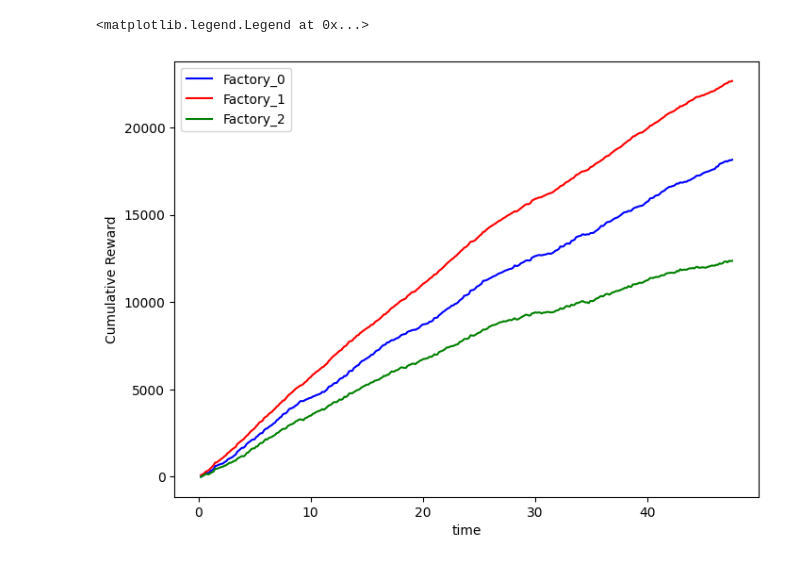
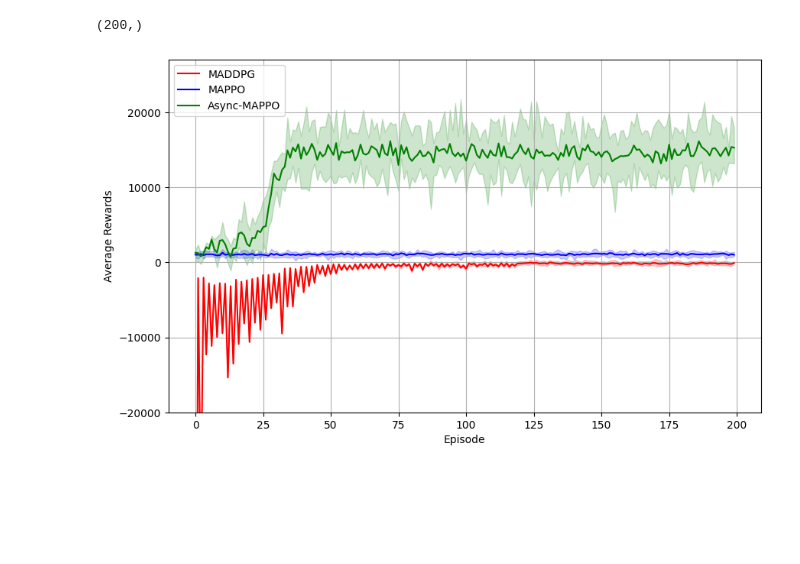
Before and after one commit to Observe-l/RL-Scheduling, a Jupyter notebook: plot.ipynb, the cells around one changed output. Saved outputs shown, nothing was run; the diff lists cells and outputs as text; code cells hidden in the pictures; blank space fills up the shorter version.

```diff
--- a/plot.ipynb
+++ b/plot.ipynb
@@ -131,15 +7,0 @@ plt.legend()
-# %%
-# plot the factory reward
-# Create the plot with different colors for each series
-plt.figure(figsize=(8, 6))  # Optional: specify the figure size
-plt.plot(factory_reward[0][:,0], factory_reward[0][:,2], label='Factory_0', color='blue')
-plt.plot(factory_reward[1][:,0], factory_reward[1][:,2], label='Factory_1', color='red')
-plt.plot(factory_reward[2][:,0], factory_reward[2][:,2], label='Factory_2', color='green')
-
-# Add labels and legend
-plt.xlabel('time')
-plt.ylabel('Cumulative Reward')
-plt.legend()
-# %% [output]
-<matplotlib.legend.Legend at 0x...>
-[figure, removed]
@@ -145,0 +152,44 @@ plt.legend()
+# %%
+'''Load All data'''
+x_mappo, rew_mappo = episode_rewards_main(mappo_path)
+x_maddpg, rew_maddpg = episode_rewards(maddpg_path)
+x_async_mappo_30, rew_async_mappo_30 = episode_rewards(async_mappo_30)
+x_async_mappo_35, rew_async_mappo_35 = episode_rewards(async_mappo_35)
+x_async_mappo_40, rew_async_mappo_40 = episode_rewards(async_mappo_40)
+x_async_mappo_45, rew_async_mappo_45 = episode_rewards(async_mappo_45)
+x_async_mappo_50, rew_async_mappo_50 = episode_rewards(async_mappo_50)
+x_async_mappo_55, rew_async_mappo_55 = episode_rewards(async_mappo_55)
+x_async_mappo_60, rew_async_mappo_60 = episode_rewards(async_mappo_60)
+x_async_mappo_65, rew_async_mappo_65 = episode_rewards(async_mappo_65)
+x_async_mappo_70, rew_async_mappo_70 = episode_rewards(async_mappo_70)
+x_async_mappo_75, rew_async_mappo_75 = episode_rewards(async_mappo_75)
+x_async_mappo_80, rew_async_mappo_80 = episode_rewards(async_mappo_80)
+x_async_mappo_85, rew_async_mappo_85 = episode_rewards(async_mappo_85)
+x_async_mappo_90, rew_async_mappo_90 = episode_rewards(async_mappo_90)
+x_async_mappo_95, rew_async_mappo_95 = episode_rewards(async_mappo_95)
+x_async_mappo_100, rew_async_mappo_100 = episode_rewards(async_mappo_100)
+x_async_mappo_105, rew_async_mappo_105 = episode_rewards(async_mappo_105)
+x_async_mappo_110, rew_async_mappo_110 = episode_rewards(async_mappo_110)
+x_async_mappo_115, rew_async_mappo_115 = episode_rewards(async_mappo_115)
+x_async_mappo_120, rew_async_mappo_120 = episode_rewards(async_mappo_120)
+# %%
+np.min(rew_mappo, axis=0).shape
+# %% [output]
+(200,)
+# %%
+plt.figure(figsize=(10, 6))
+plt.plot(x_maddpg[0], np.mean(rew_maddpg, axis=0), label="MADDPG", color='red')
+plt.fill_between(x_maddpg[0], np.min(rew_maddpg, axis=0), np.max(rew_maddpg, axis=0), alpha=0.2, color='red')
+plt.plot(x_mappo[0], np.mean(rew_mappo, axis=0), label="MAPPO", color='blue')
+plt.fill_between(x_mappo[0], np.min(rew_mappo, axis=0), np.max(rew_mappo, axis=0), alpha=0.2, color='blue')
+plt.plot(x_async_mappo_30[0], np.mean(rew_async_mappo_30, axis=0), label="Async-MAPPO", color='green')
+plt.fill_between(x_async_mappo_30[0], np.min(rew_async_mappo_30, axis=0), np.max(rew_async_mappo_30, axis=0), alpha=0.2, color='green')
+plt.ylim(bottom=-20000)
+plt.legend()
+plt.xlabel('Episode')
+plt.ylabel('Average Rewards')
+# plt.title('Total Cumulative Rewards per Episode')
+plt.grid(True)
+plt.show()
+# %% [output]
+[figure, added]
```
Also changed, not shown: parts of 16 cells of this notebook, 5 other files.
